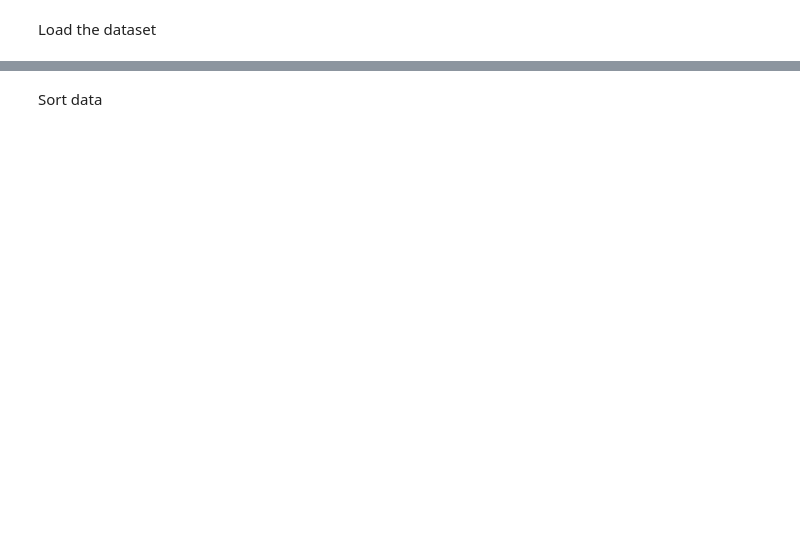
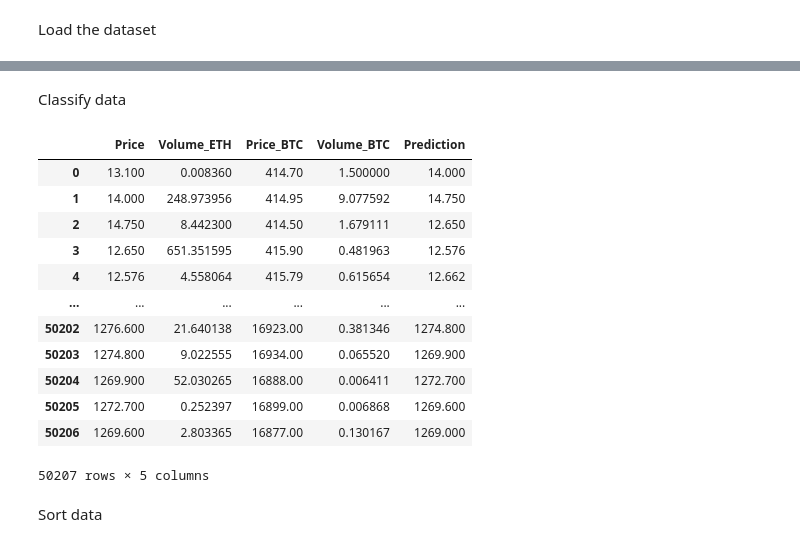
Before and after one commit to AyrtonIseri/Quant-Trader, a Jupyter notebook: aux.ipynb, the cells around one changed output, grey strips where cells are left out. Saved outputs shown, nothing was run; the diff lists cells and outputs as text; code cells hidden in the pictures; blank space fills up the shorter version.

```diff
--- a/aux.ipynb
+++ b/aux.ipynb
@@ -45,2 +39,26 @@ test_loader = DataLoader(dataset=test_dataset,
+# %% [markdown]
+Classify data
+# %%
+data = historical_data.copy()
+time_outlook = 1
+data['Prediction'] = data.Price.shift(-time_outlook)
+data.dropna(inplace=True)
+data.drop('time', axis=1,inplace=True)
+data.reset_index(drop=True, inplace=True)
+data
+# %% [output]
+|  | Price | Volume_ETH | Price_BTC | Volume_BTC | Prediction |
+| 0 | 13.100 | 0.008360 | 414.70 | 1.500000 | 14.000 |
+| 1 | 14.000 | 248.973956 | 414.95 | 9.077592 | 14.750 |
+| 2 | 14.750 | 8.442300 | 414.50 | 1.679111 | 12.650 |
+| 3 | 12.650 | 651.351595 | 415.90 | 0.481963 | 12.576 |
+| 4 | 12.576 | 4.558064 | 415.79 | 0.615654 | 12.662 |
+| ... | ... | ... | ... | ... | ... |
+| 50202 | 1276.600 | 21.640138 | 16923.00 | 0.381346 | 1274.800 |
+| 50203 | 1274.800 | 9.022555 | 16934.00 | 0.065520 | 1269.900 |
+| 50204 | 1269.900 | 52.030265 | 16888.00 | 0.006411 | 1272.700 |
+| 50205 | 1272.700 | 0.252397 | 16899.00 | 0.006868 | 1269.600 |
+| 50206 | 1269.600 | 2.803365 | 16877.00 | 0.130167 | 1269.000 |
+50207 rows × 5 columns
 # %% [markdown]
 Sort data
```
Also changed, not shown: parts of 22 cells of this notebook, 14 other files.
